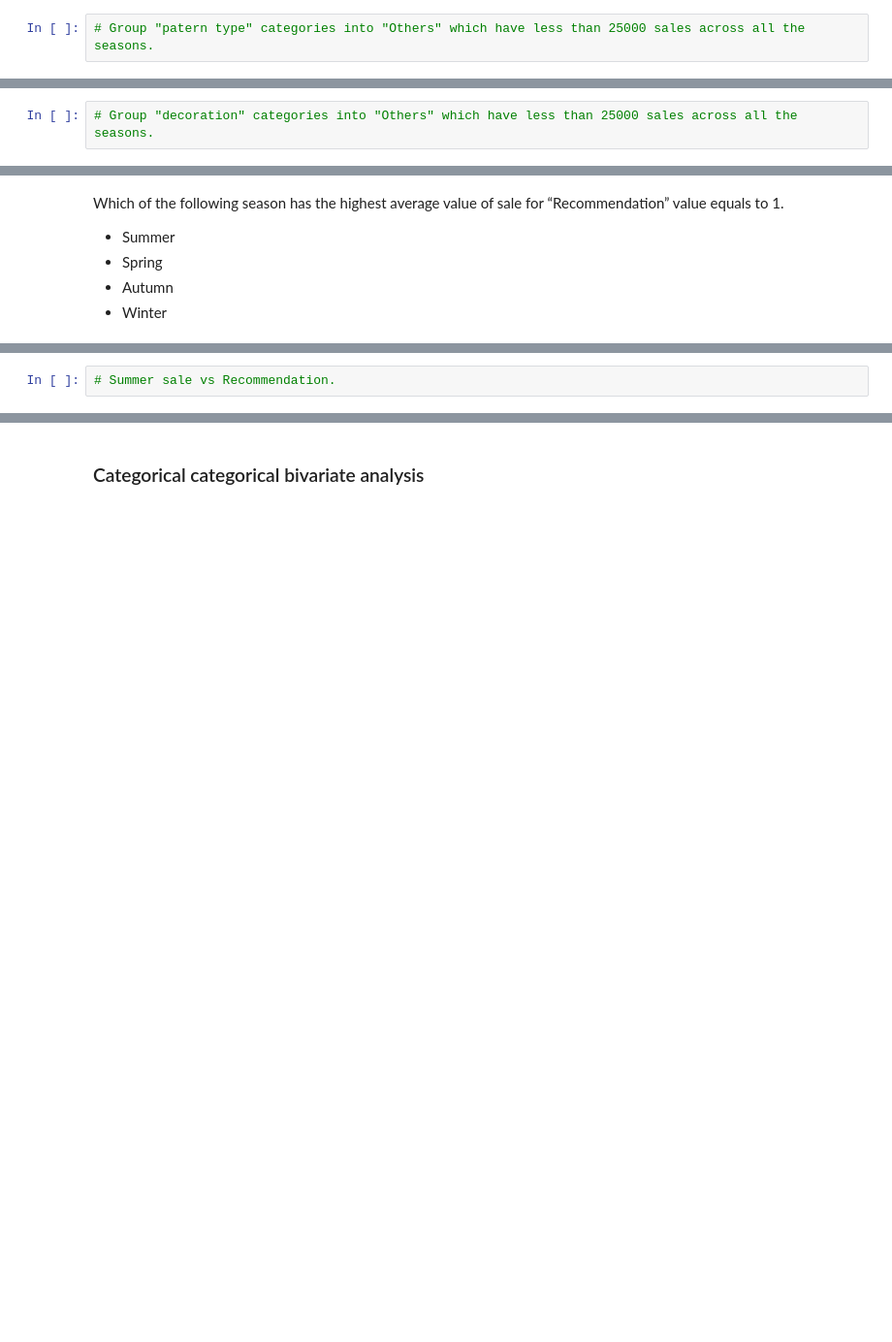
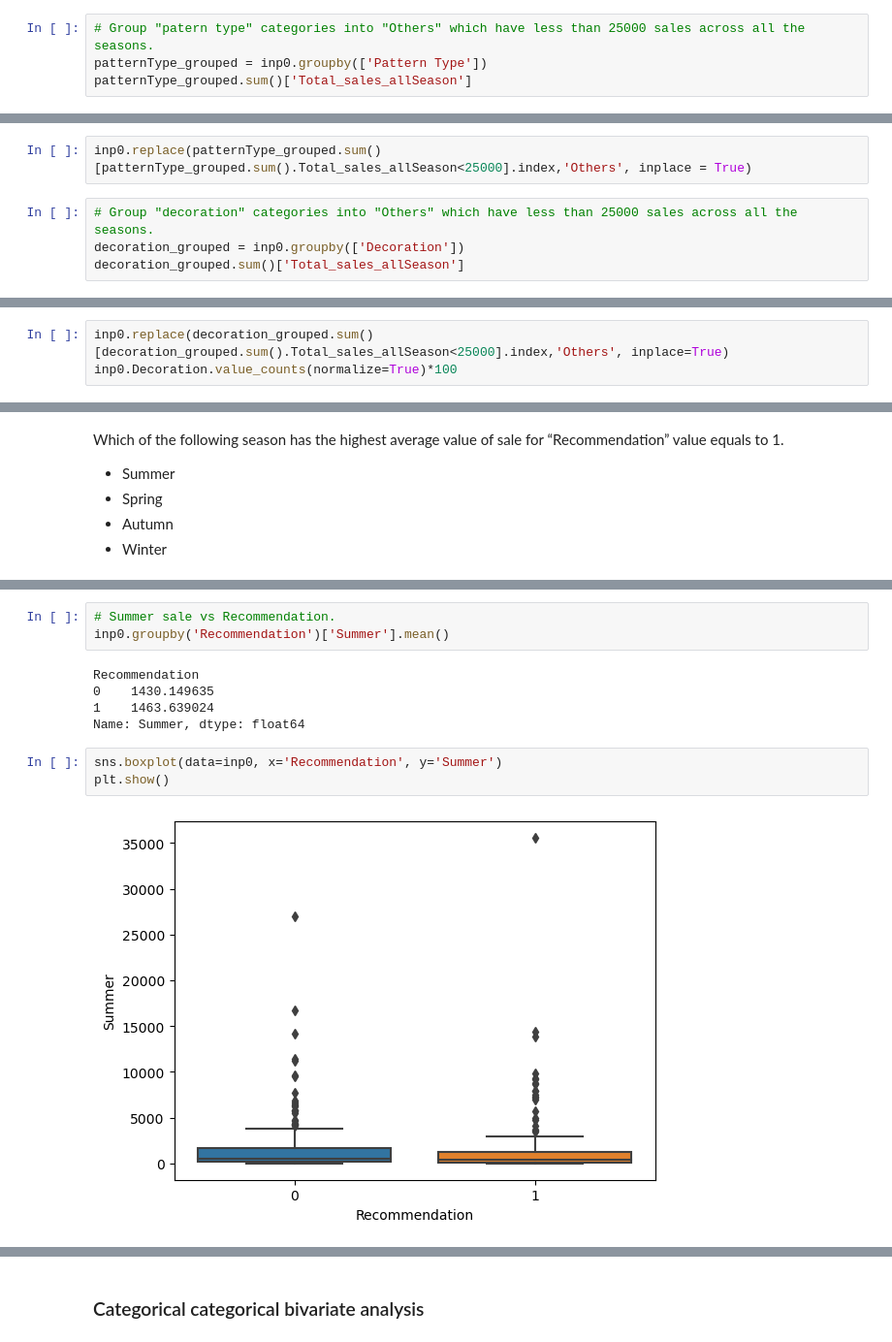
Before and after one commit to rubi-bakshi/EDA, a Jupyter notebook: EDA+Graded+Exercise project.ipynb, the cells around one changed output, grey strips where cells are left out. Shown: that part at 97% size. Saved outputs shown, nothing was run; the diff lists cells and outputs as text; blank space fills up the shorter version.

```diff
--- a/EDA+Graded+Exercise project.ipynb
+++ b/EDA+Graded+Exercise project.ipynb
@@ -575,2 +727,4 @@ Club material, fabrictype, patterntype and decoration categories into "Others" w
 # %%
 # Group "patern type" categories into "Others" which have less than 25000 sales across all the seasons.
+patternType_grouped = inp0.groupby(['Pattern Type'])
+patternType_grouped.sum()['Total_sales_allSeason']
@@ -577,2 +748,6 @@ Club material, fabrictype, patterntype and decoration categories into "Others" w
+# %%
+inp0.replace(patternType_grouped.sum()[patternType_grouped.sum().Total_sales_allSeason<25000].index,'Others', inplace = True)
 # %%
 # Group "decoration" categories into "Others" which have less than 25000 sales across all the seasons.
+decoration_grouped = inp0.groupby(['Decoration'])
+decoration_grouped.sum()['Total_sales_allSeason']
@@ -578,0 +772,3 @@ Club material, fabrictype, patterntype and decoration categories into "Others" w
+# %%
+inp0.replace(decoration_grouped.sum()[decoration_grouped.sum().Total_sales_allSeason<25000].index,'Others', inplace=True)
+inp0.Decoration.value_counts(normalize=True)*100
@@ -712,4 +957,15 @@ Which of the following season has the highest average value of sale for “Recom
 # %%
 # Summer sale vs Recommendation.
+inp0.groupby('Recommendation')['Summer'].mean()
+# %% [output]
+Recommendation
+0    1430.149635
+1    1463.639024
+Name: Summer, dtype: float64
+# %%
+sns.boxplot(data=inp0, x='Recommendation', y='Summer')
+plt.show()
+# %% [output]
+[figure, added]
 # %%
 # Spring sale vs Recommendation.
```
Also changed, not shown: parts of 43 cells of this notebook.
